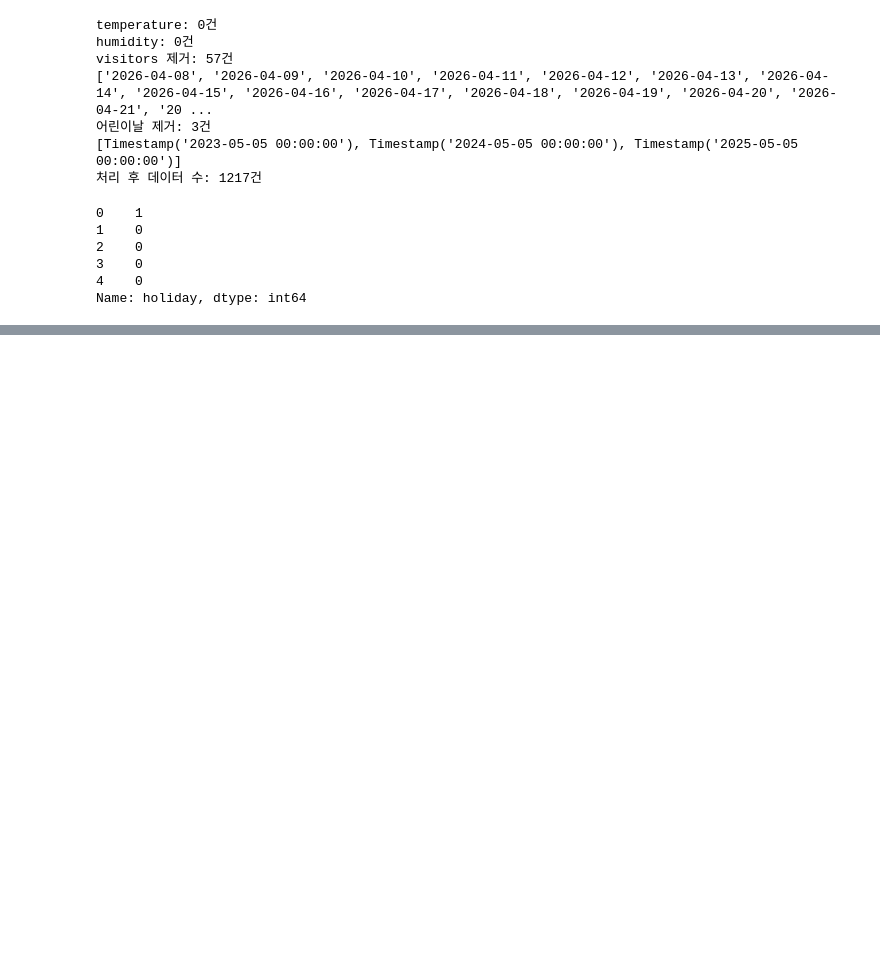
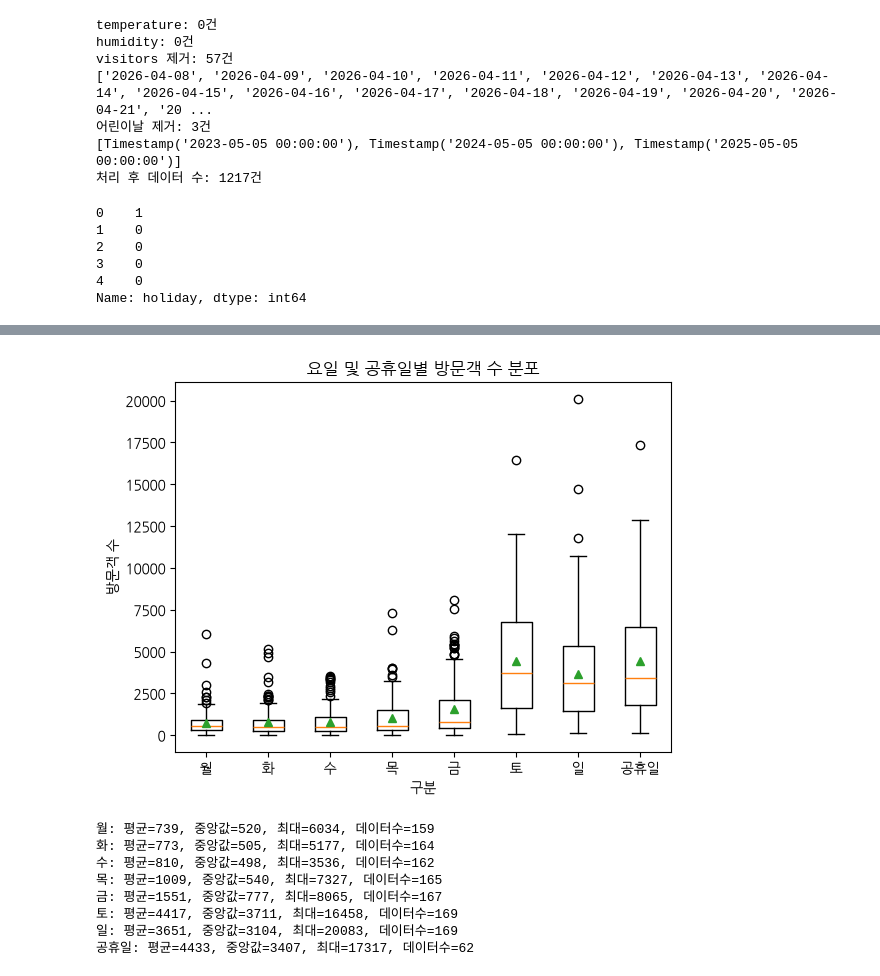
Before and after one commit to cmry9775/module_project-1-, a Jupyter notebook: project.ipynb, the cells around one changed output, grey strips where cells are left out. Saved outputs shown, nothing was run; the diff lists cells and outputs as text; code cells hidden in the pictures; blank space fills up the shorter version.

```diff
--- a/project.ipynb
+++ b/project.ipynb
@@ -388,0 +420,38 @@ holiday == 1: 59건
+# %%
+import pandas as pd
+import matplotlib.pyplot as plt
+
+df = pd.read_csv('Oworld.csv')
+
+groups = [
+    df.loc[(df['holiday'] == 0) & (df['mon'] == 1), 'visitors'],
+    df.loc[(df['holiday'] == 0) & (df['tue'] == 1), 'visitors'],
+    df.loc[(df['holiday'] == 0) & (df['wed'] == 1), 'visitors'],
+    df.loc[(df['holiday'] == 0) & (df['thur'] == 1), 'visitors'],
+    df.loc[(df['holiday'] == 0) & (df['fri'] == 1), 'visitors'],
+    df.loc[(df['holiday'] == 0) & (df['sat'] == 1), 'visitors'],
+    df.loc[(df['holiday'] == 0) & (df['sun'] == 1), 'visitors'],
+    df.loc[df['holiday'] == 1, 'visitors']
+]
+
+labels = ['월', '화', '수', '목', '금', '토', '일', '공휴일']
+
+plt.boxplot(groups, tick_labels=labels, showmeans=True)
+plt.xlabel('구분')
+plt.ylabel('방문객 수')
+plt.title('
+요일 및 공휴일별 방문객 수 분포')
+plt.show()
+
+for label, data in zip(labels, groups):
+    print(f'{label}: 평균={data.mean():.0f}, 중앙값={data.median():.0f}, 최대={data.max():.0f}, 데이터수={len(data)}')
+# %% [output]
+[figure, added]
+월: 평균=739, 중앙값=520, 최대=6034, 데이터수=159
+화: 평균=773, 중앙값=505, 최대=5177, 데이터수=164
+수: 평균=810, 중앙값=498, 최대=3536, 데이터수=162
+목: 평균=1009, 중앙값=540, 최대=7327, 데이터수=165
+금: 평균=1551, 중앙값=777, 최대=8065, 데이터수=167
+토: 평균=4417, 중앙값=3711, 최대=16458, 데이터수=169
+일: 평균=3651, 중앙값=3104, 최대=20083, 데이터수=169
+공휴일: 평균=4433, 중앙값=3407, 최대=17317, 데이터수=62
```
Also changed, not shown: parts of 11 cells of this notebook, 3 other files.
